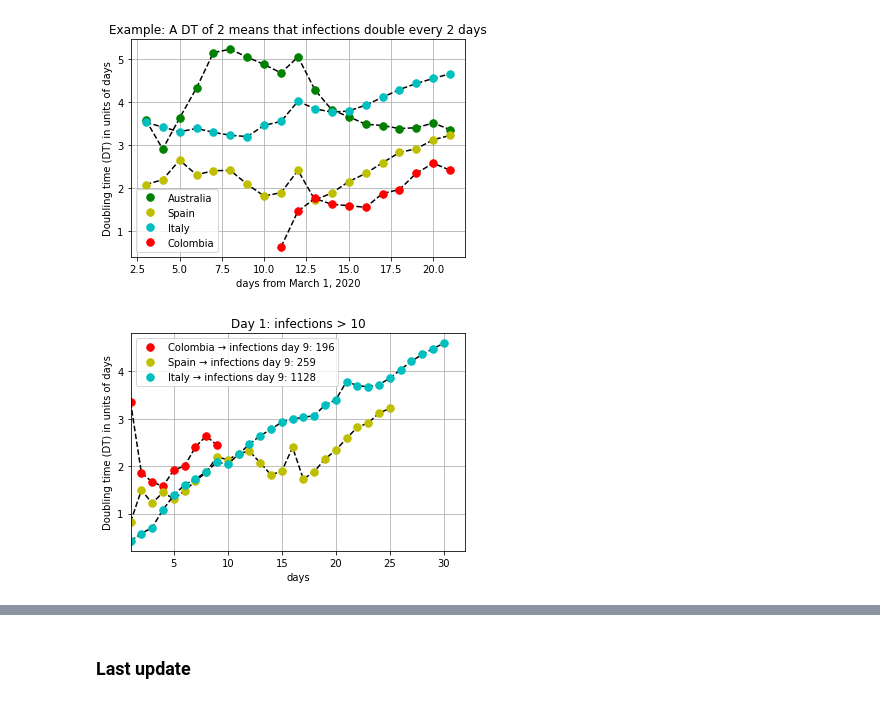
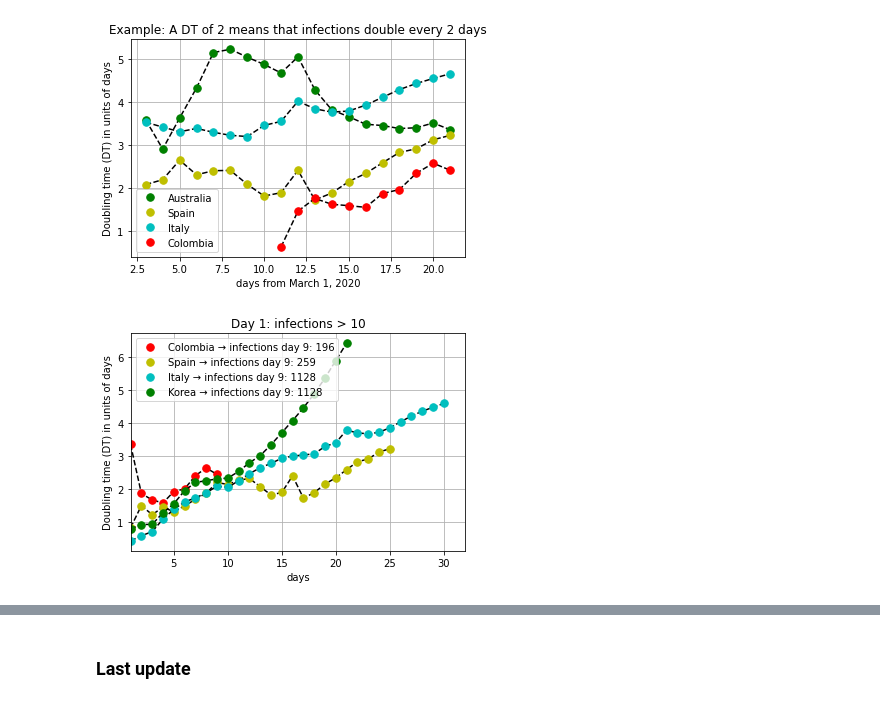
Before and after one commit to restrepo/COVID-19, a Jupyter notebook: covid.ipynb, the cells around one changed output, grey strips where cells are left out. Drawn from its saved outputs; the diff is of its cells as text; code cells hidden in the pictures.

```diff
--- a/covid.ipynb
+++ b/covid.ipynb
@@ -438,26 +438,36 @@ start_day='3/11/20'
 y=get_infected(c,date_start=start_day,date_end=dmax,DataFrame=cv)
 x=range(1,len(y)+1)
 sp=dataframe_doubling(x,y,start_date=start_day,final_date=dmax)
+c='Korea, South'
+start_day='2/18/20'
+y=get_infected(c,date_start=start_day,date_end='3/11/20',DataFrame=cv)
+x=range(1,len(y)+1)
+spk=dataframe_doubling(x,y,start_date=start_day,final_date=dmax)
 # %%
 plt.plot(sp['day']-2,sp['Td'],'k--')
 plt.plot(sp['day']-2,sp['Td'],'r.',markersize=15,
          label='Colombia → infections day {}: {}'.format(
                  fd,sp.loc[fd-1,'infections']))
 plt.plot(sps['day']-2,sps['Td'],'k--')
 plt.plot(sps['day']-2,sps['Td'],'y.',markersize=15,
          label='Spain → infections day {}: {}'.format(
                  fd,sps.loc[fd-1,'infections']))
 plt.plot(spi['day']-2,spi['Td'],'k--')
 plt.plot(spi['day']-2,spi['Td'],'c.',markersize=15,
          label='Italy → infections day {}: {}'.format(
                  fd,spi.loc[fd-1,'infections']))
+plt.plot(spk['day']-2,spk['Td'],'k--')
+plt.plot(spk['day']-2,spk['Td'],'g.',markersize=15,
+         label='Korea → infections day {}: {}'.format(
+                 fd,spi.loc[fd-1,'infections']))
+
 plt.legend()
 plt.title('Day 1: infections > 10')
 plt.xlabel('days')
 plt.ylabel('Doubling time (DT) in units of days')
 plt.legend()
 plt.grid()
 plt.xlim(1,spi['day'].max())
 plt.savefig('contention.png')
 # %% [output]
-[figure, old version]
+[figure, new version]
```
Also changed, not shown: parts of 10 cells of this notebook.
